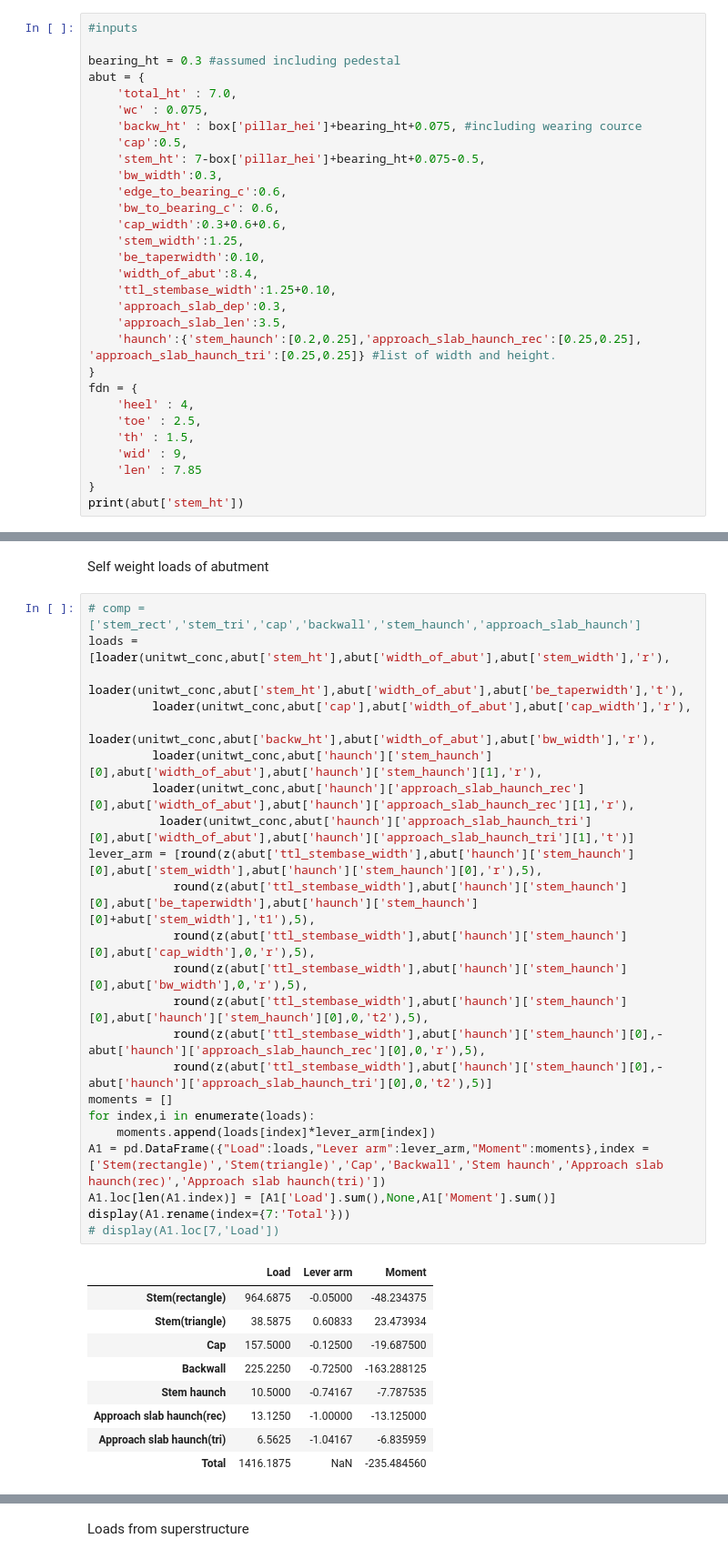
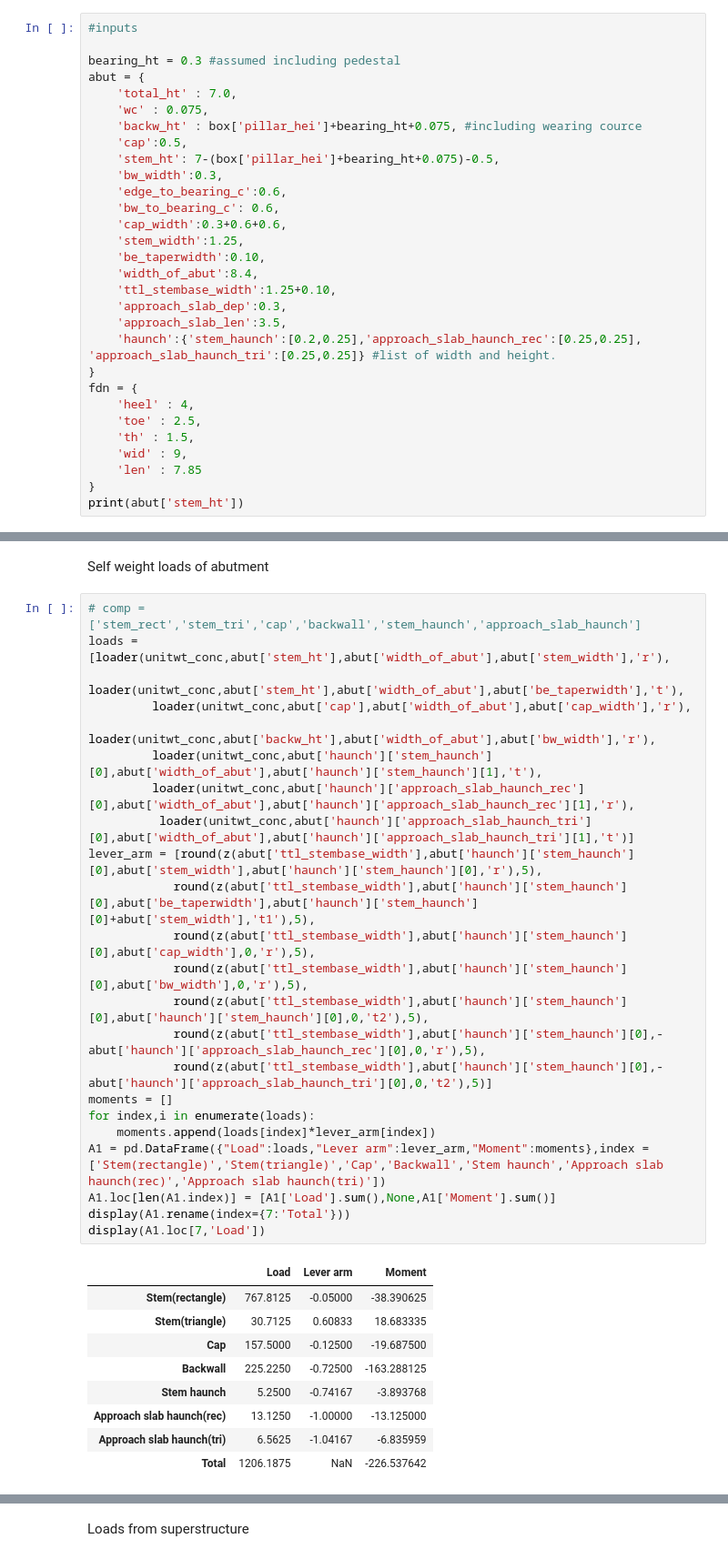
Before and after one commit to Rawrr-123/PSC_bridge, a Jupyter notebook: Abutment.ipynb, the cells around one changed output, grey strips where cells are left out. Shown: that part at 91% size. Cells and saved outputs as stored; diff of their text form.

```diff
--- a/Abutment.ipynb
+++ b/Abutment.ipynb
@@ -73,7 +73,7 @@ abut = {
     'wc' : 0.075,
     'backw_ht' : box['pillar_hei']+bearing_ht+0.075, #including wearing cource
     'cap':0.5,
-    'stem_ht': 7-box['pillar_hei']+bearing_ht+0.075-0.5,
+    'stem_ht': 7-(box['pillar_hei']+bearing_ht+0.075)-0.5,
     'bw_width':0.3,
     'edge_to_bearing_c':0.6,
     'bw_to_bearing_c': 0.6,
@@ -119,33 +119,33 @@ Self weight loads of abutment
 # %%
 # comp = ['stem_rect','stem_tri','cap','backwall','stem_haunch','approach_slab_haunch']
 loads = [loader(unitwt_conc,abut['stem_ht'],abut['width_of_abut'],abut['stem_width'],'r'),
          loader(unitwt_conc,abut['stem_ht'],abut['width_of_abut'],abut['be_taperwidth'],'t'),
          loader(unitwt_conc,abut['cap'],abut['width_of_abut'],abut['cap_width'],'r'),
          loader(unitwt_conc,abut['backw_ht'],abut['width_of_abut'],abut['bw_width'],'r'),
-         loader(unitwt_conc,abut['haunch']['stem_haunch'][0],abut['width_of_abut'],abut['haunch']['stem_haunch'][1],'r'),
+         loader(unitwt_conc,abut['haunch']['stem_haunch'][0],abut['width_of_abut'],abut['haunch']['stem_haunch'][1],'t'),
          loader(unitwt_conc,abut['haunch']['approach_slab_haunch_rec'][0],abut['width_of_abut'],abut['haunch']['approach_slab_haunch_rec'][1],'r'),
           loader(unitwt_conc,abut['haunch']['approach_slab_haunch_tri'][0],abut['width_of_abut'],abut['haunch']['approach_slab_haunch_tri'][1],'t')]
 lever_arm = [round(z(abut['ttl_stembase_width'],abut['haunch']['stem_haunch'][0],abut['stem_width'],abut['haunch']['stem_haunch'][0],'r'),5),
             round(z(abut['ttl_stembase_width'],abut['haunch']['stem_haunch'][0],abut['be_taperwidth'],abut['haunch']['stem_haunch'][0]+abut['stem_width'],'t1'),5),
             round(z(abut['ttl_stembase_width'],abut['haunch']['stem_haunch'][0],abut['cap_width'],0,'r'),5),
             round(z(abut['ttl_stembase_width'],abut['haunch']['stem_haunch'][0],abut['bw_width'],0,'r'),5),
             round(z(abut['ttl_stembase_width'],abut['haunch']['stem_haunch'][0],abut['haunch']['stem_haunch'][0],0,'t2'),5),
             round(z(abut['ttl_stembase_width'],abut['haunch']['stem_haunch'][0],-abut['haunch']['approach_slab_haunch_rec'][0],0,'r'),5),
             round(z(abut['ttl_stembase_width'],abut['haunch']['stem_haunch'][0],-abut['haunch']['approach_slab_haunch_tri'][0],0,'t2'),5)]
 moments = []
 for index,i in enumerate(loads):
     moments.append(loads[index]*lever_arm[index])
 A1 = pd.DataFrame({"Load":loads,"Lever arm":lever_arm,"Moment":moments},index = ['Stem(rectangle)','Stem(triangle)','Cap','Backwall','Stem haunch','Approach slab haunch(rec)','Approach slab haunch(tri)'])
 A1.loc[len(A1.index)] = [A1['Load'].sum(),None,A1['Moment'].sum()]
 display(A1.rename(index={7:'Total'}))
-# display(A1.loc[7,'Load'])
+display(A1.loc[7,'Load'])
 # %% [output]
 |  | Load | Lever arm | Moment |
-| Stem(rectangle) | 964.6875 | -0.05000 | -48.234375 |
-| Stem(triangle) | 38.5875 | 0.60833 | 23.473934 |
+| Stem(rectangle) | 767.8125 | -0.05000 | -38.390625 |
+| Stem(triangle) | 30.7125 | 0.60833 | 18.683335 |
 | Cap | 157.5000 | -0.12500 | -19.687500 |
 | Backwall | 225.2250 | -0.72500 | -163.288125 |
-| Stem haunch | 10.5000 | -0.74167 | -7.787535 |
+| Stem haunch | 5.2500 | -0.74167 | -3.893768 |
 | Approach slab haunch(rec) | 13.1250 | -1.00000 | -13.125000 |
 | Approach slab haunch(tri) | 6.5625 | -1.04167 | -6.835959 |
-| Total | 1416.1875 | NaN | -235.484560 |
+| Total | 1206.1875 | NaN | -226.537642 |
```
Also changed, not shown: parts of 30 cells of this notebook.
